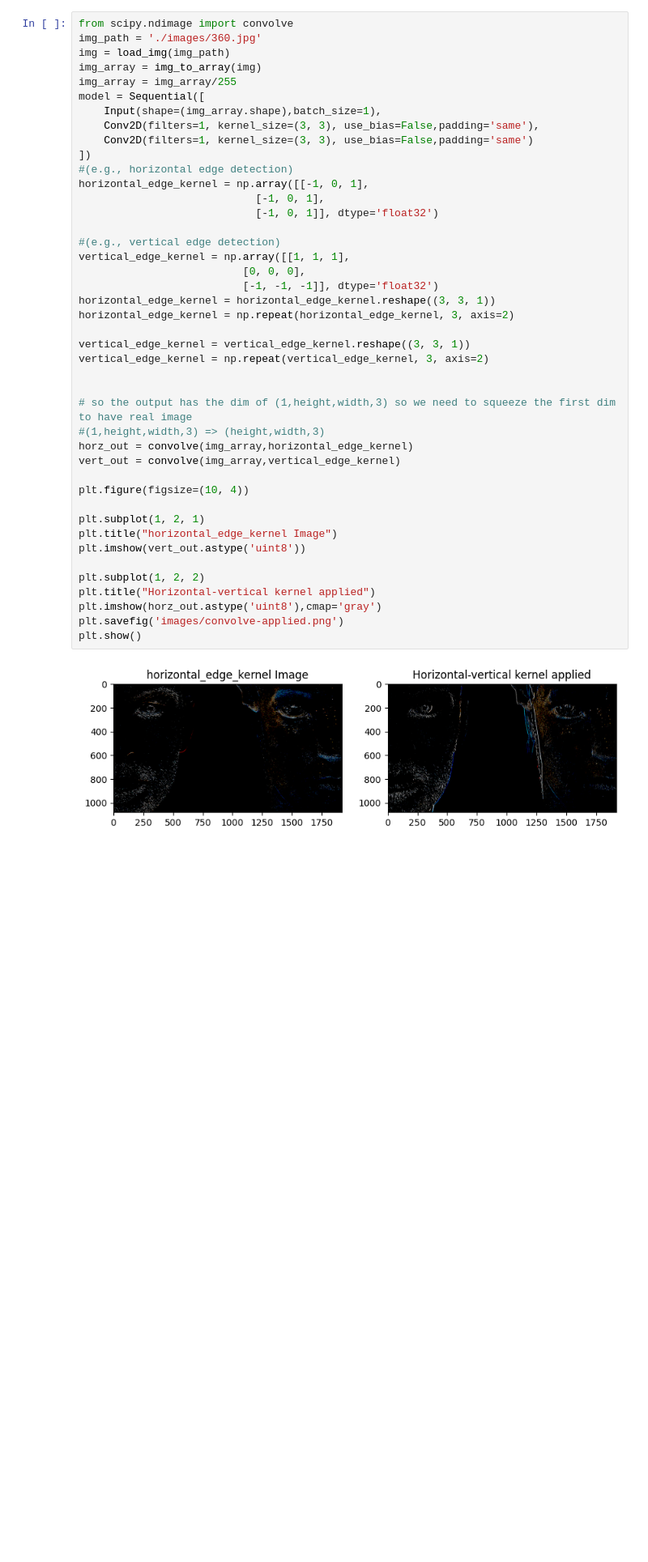
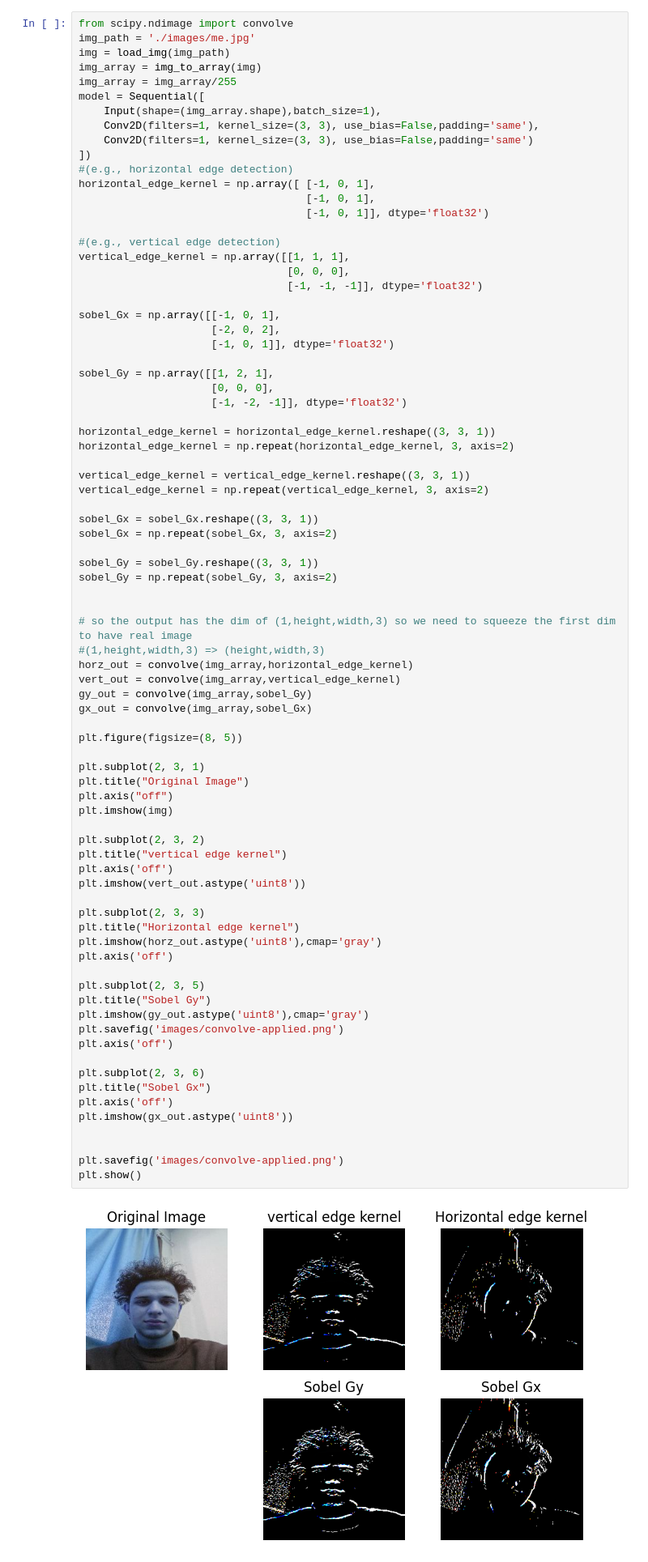
Before and after one commit to tohidnoori/convolution-neural-network-study, a Jupyter notebook: cnn.ipynb, the cells around one changed output. Shown at 81% size. Cells and saved outputs as stored; diff of their text form; blank space fills up the shorter version.

Commit message:
sobel kernel added to cnn.ipynb

```diff
--- a/cnn.ipynb
+++ b/cnn.ipynb
@@ -106,45 +108,82 @@ plt.show()
 # %%
 from scipy.ndimage import convolve
-img_path = './images/360.jpg'
+img_path = './images/me.jpg'
 img = load_img(img_path)
 img_array = img_to_array(img)
 img_array = img_array/255
 model = Sequential([
     Input(shape=(img_array.shape),batch_size=1),
     Conv2D(filters=1, kernel_size=(3, 3), use_bias=False,padding='same'),
     Conv2D(filters=1, kernel_size=(3, 3), use_bias=False,padding='same')
 ])
 #(e.g., horizontal edge detection)
-horizontal_edge_kernel = np.array([[-1, 0, 1],
-                            [-1, 0, 1],
-                            [-1, 0, 1]], dtype='float32')
+horizontal_edge_kernel = np.array([ [-1, 0, 1],
+                                    [-1, 0, 1],
+                                    [-1, 0, 1]], dtype='float32')
 
 #(e.g., vertical edge detection)
 vertical_edge_kernel = np.array([[1, 1, 1],
-                          [0, 0, 0],
-                          [-1, -1, -1]], dtype='float32')
+                                 [0, 0, 0],
+                                 [-1, -1, -1]], dtype='float32')
+
+sobel_Gx = np.array([[-1, 0, 1],
+                     [-2, 0, 2],
+                     [-1, 0, 1]], dtype='float32')
+
+sobel_Gy = np.array([[1, 2, 1],
+                     [0, 0, 0],
+                     [-1, -2, -1]], dtype='float32')
+
 horizontal_edge_kernel = horizontal_edge_kernel.reshape((3, 3, 1))
 horizontal_edge_kernel = np.repeat(horizontal_edge_kernel, 3, axis=2)
 
 vertical_edge_kernel = vertical_edge_kernel.reshape((3, 3, 1))
 vertical_edge_kernel = np.repeat(vertical_edge_kernel, 3, axis=2)
 
+sobel_Gx = sobel_Gx.reshape((3, 3, 1))
+sobel_Gx = np.repeat(sobel_Gx, 3, axis=2)
+
+sobel_Gy = sobel_Gy.reshape((3, 3, 1))
+sobel_Gy = np.repeat(sobel_Gy, 3, axis=2)
+
 
 # so the output has the dim of (1,height,width,3) so we need to squeeze the first dim to have real image
 #(1,height,width,3) => (height,width,3)
 horz_out = convolve(img_array,horizontal_edge_kernel)
 vert_out = convolve(img_array,vertical_edge_kernel)
+gy_out = convolve(img_array,sobel_Gy)
+gx_out = convolve(img_array,sobel_Gx)
 
-plt.figure(figsize=(10, 4))
+plt.figure(figsize=(8, 5))
 
-plt.subplot(1, 2, 1)
-plt.title("horizontal_edge_kernel Image")
+plt.subplot(2, 3, 1)
+plt.title("Original Image")
+plt.axis("off")
+plt.imshow(img)
+
+plt.subplot(2, 3, 2)
+plt.title("vertical edge kernel")
+plt.axis('off')
 plt.imshow(vert_out.astype('uint8'))
 
-plt.subplot(1, 2, 2)
-plt.title("Horizontal-vertical kernel applied")
+plt.subplot(2, 3, 3)
+plt.title("Horizontal edge kernel")
 plt.imshow(horz_out.astype('uint8'),cmap='gray')
+plt.axis('off')
+
+plt.subplot(2, 3, 5)
+plt.title("Sobel Gy")
+plt.imshow(gy_out.astype('uint8'),cmap='gray')
+plt.savefig('images/convolve-applied.png')
+plt.axis('off')
+
+plt.subplot(2, 3, 6)
+plt.title("Sobel Gx")
+plt.axis('off')
+plt.imshow(gx_out.astype('uint8'))
+
+
 plt.savefig('images/convolve-applied.png')
 plt.show()
 # %% [output]
-[figure, old version]
+[figure, new version]
```
Also changed, not shown: parts of 2 cells of this notebook, 3 other files.
